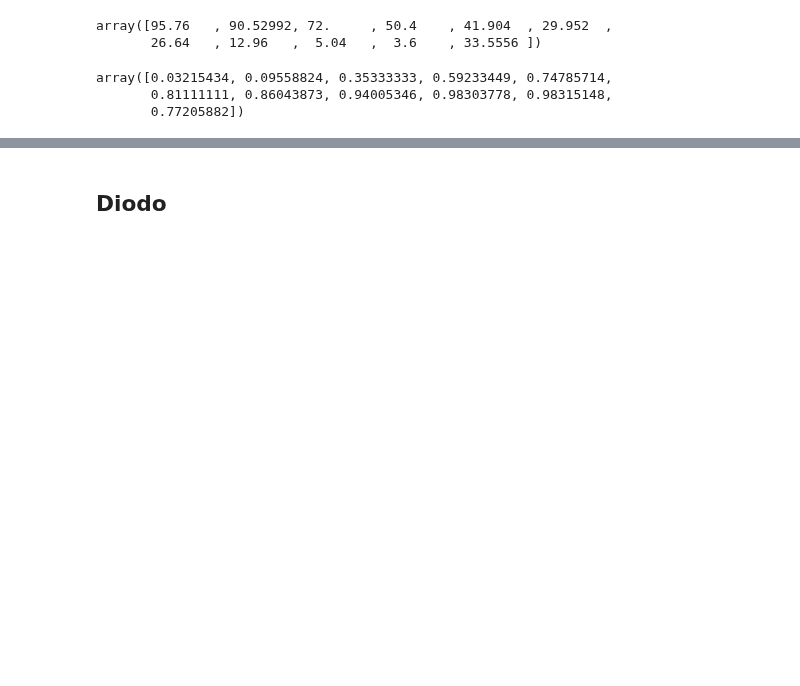
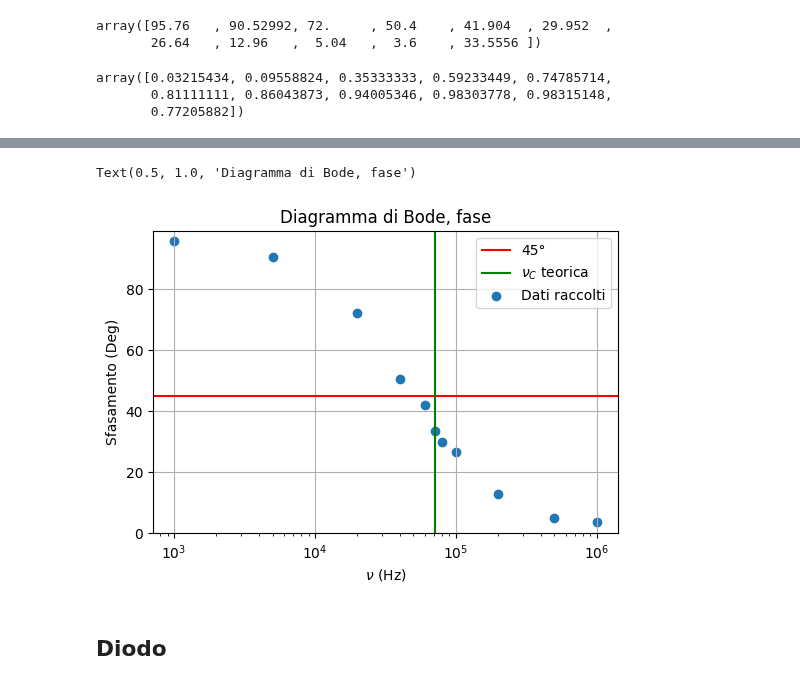
Before and after one commit to 1892051/LabSS, a Jupyter notebook: LabSS/esperienza_1/live.ipynb, the cells around one changed output, grey strips where cells are left out. Cells and saved outputs as stored; diff of their text form; code cells hidden in the pictures; blank space fills up the shorter version.

```diff
--- a/LabSS/esperienza_1/live.ipynb
+++ b/LabSS/esperienza_1/live.ipynb
@@ -16,7 +19,7 @@ v_in = np.array([3.11,3.06,3,2.87,2.8,2.7,2.644,2.619,2.594,2.5937,2.72]) #v
 v_out = np.array([0.1,0.2925,1.06,1.7,2.094,2.19,2.275,2.462,2.55,2.55,2.1])  #v
 delta_t = np.array([266,49.6,10,3.5,1.94,1.04,0.74,0.18,0.028,0.01,1.3])*(10**-6)  #us
 freq = np.array([1,5.07,20,40,60,80,100,200,500,1000,71.7])*(10**3) #kHz
-delta_phi = (2*np.pi*freq*delta_t)*(180/np.pi)
+delta_phi = ((2*np.pi*freq*delta_t)*(180/np.pi))
 # %%
 delta_phi
 # %% [output]
@@ -51,3 +49,17 @@ plt.ylim(0,99)
+# %%
+plt.xscale("log")
+plt.scatter(freq, delta_phi, label="Dati raccolti")
+plt.ylim(0,99)
+plt.xlabel("$\\nu$ (Hz)")
+plt.grid()
+plt.axhline(45, label="45°", color="red")
+plt.axvline(71050, label="$\\nu_C$ teorica", color="green")
+plt.ylabel("Sfasamento (Deg)")
+plt.legend()
+plt.title("Diagramma di Bode, fase")
+# %% [output]
+Text(0.5, 1.0, 'Diagramma di Bode, fase')
+[figure, added]
 # %% [markdown]
 ## Diodo
 # %%
```
Also changed, not shown: parts of 4 cells of this notebook.
